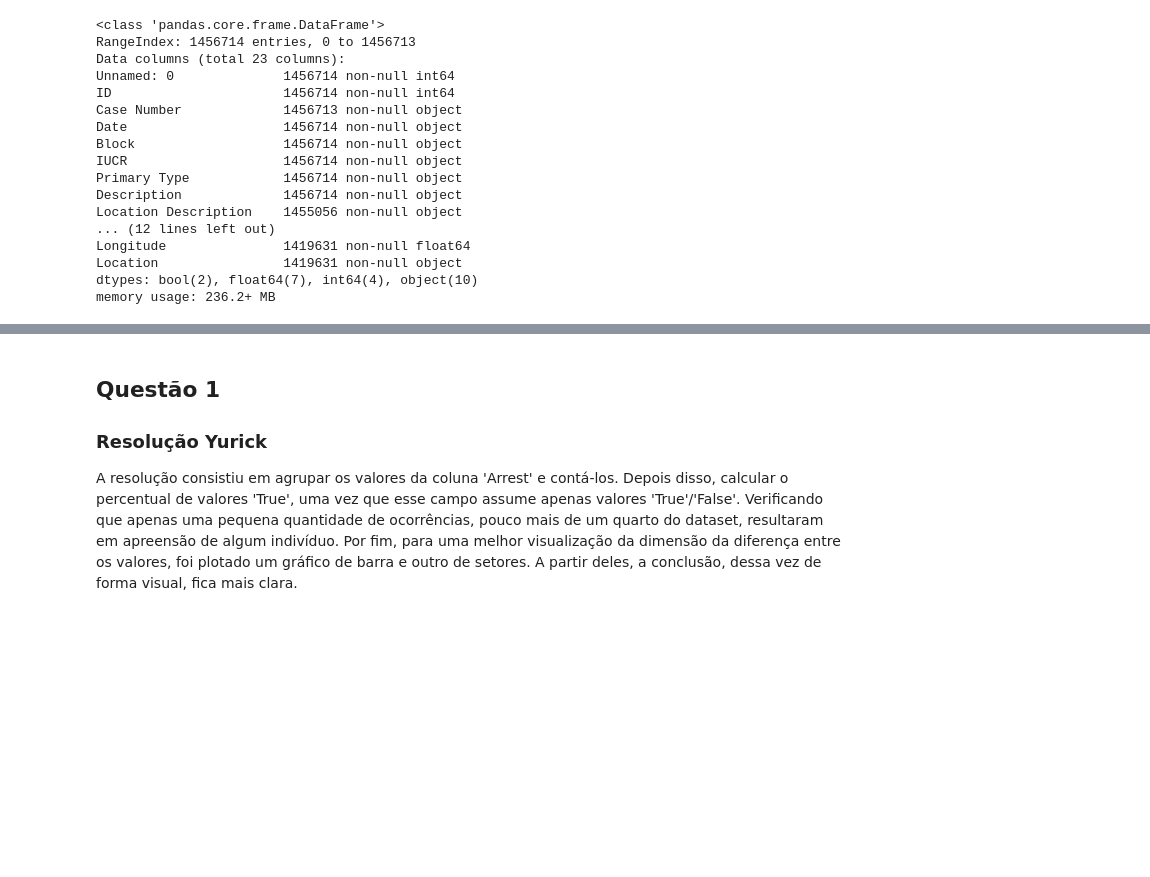
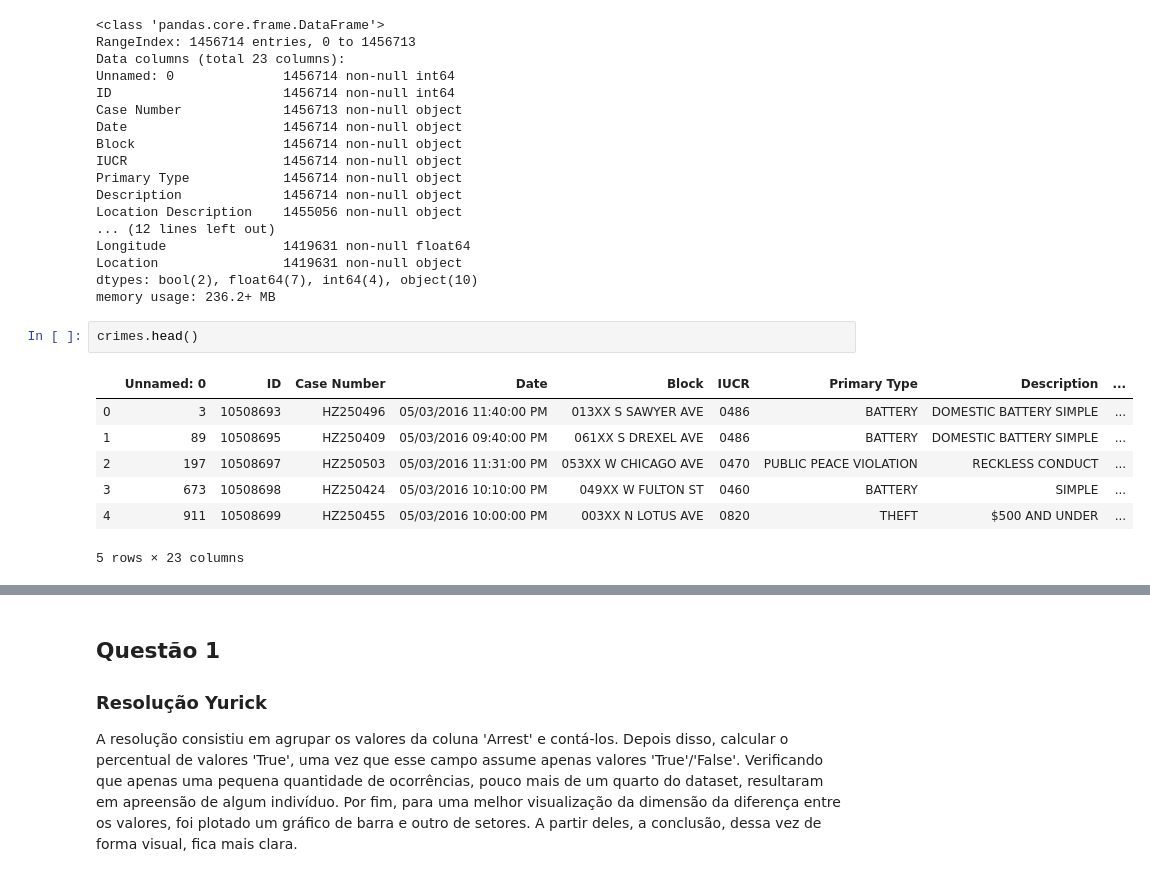
Before and after one commit to yurickyh/MAC0459, a Jupyter notebook: Chicago_Crime_Team_EP/DataScienceEP2.ipynb, the cells around one changed output, grey strips where cells are left out. Cells and saved outputs as stored; diff of their text form; blank space fills up the shorter version.

```diff
--- a/Chicago_Crime_Team_EP/DataScienceEP2.ipynb
+++ b/Chicago_Crime_Team_EP/DataScienceEP2.ipynb
@@ -64,3 +64,13 @@ Longitude               1419631 non-null float64
 Location                1419631 non-null object
 dtypes: bool(2), float64(7), int64(4), object(10)
 memory usage: 236.2+ MB
+# %%
+crimes.head()
+# %% [output]
+|  | Unnamed: 0 | ID | Case Number | Date | Block | IUCR | Primary Type | Description | ... |
+| 0 | 3 | 10508693 | HZ250496 | 05/03/2016 11:40:00 PM | 013XX S SAWYER AVE | 0486 | BATTERY | DOMESTIC BATTERY SIMPLE | ... |
+| 1 | 89 | 10508695 | HZ250409 | 05/03/2016 09:40:00 PM | 061XX S DREXEL AVE | 0486 | BATTERY | DOMESTIC BATTERY SIMPLE | ... |
+| 2 | 197 | 10508697 | HZ250503 | 05/03/2016 11:31:00 PM | 053XX W CHICAGO AVE | 0470 | PUBLIC PEACE VIOLATION | RECKLESS CONDUCT | ... |
+| 3 | 673 | 10508698 | HZ250424 | 05/03/2016 10:10:00 PM | 049XX W FULTON ST | 0460 | BATTERY | SIMPLE | ... |
+| 4 | 911 | 10508699 | HZ250455 | 05/03/2016 10:00:00 PM | 003XX N LOTUS AVE | 0820 | THEFT | $500 AND UNDER | ... |
+5 rows × 23 columns
```
Also changed, not shown: parts of 9 cells of this notebook.
